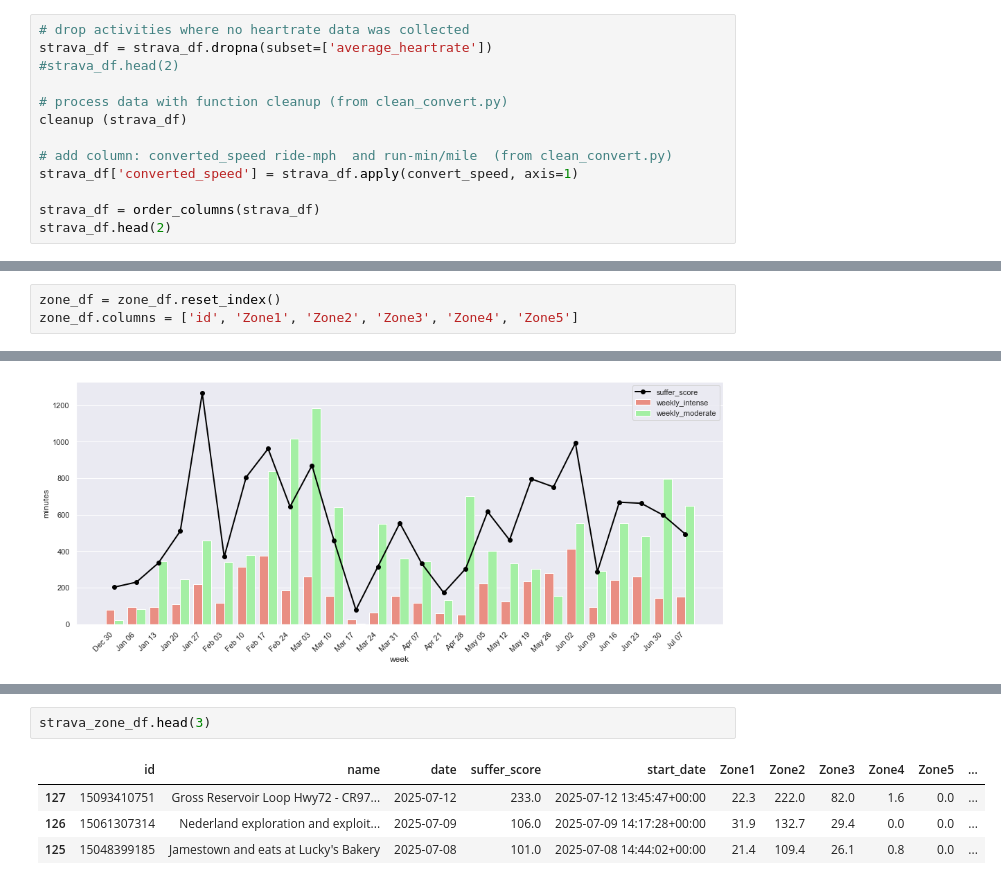
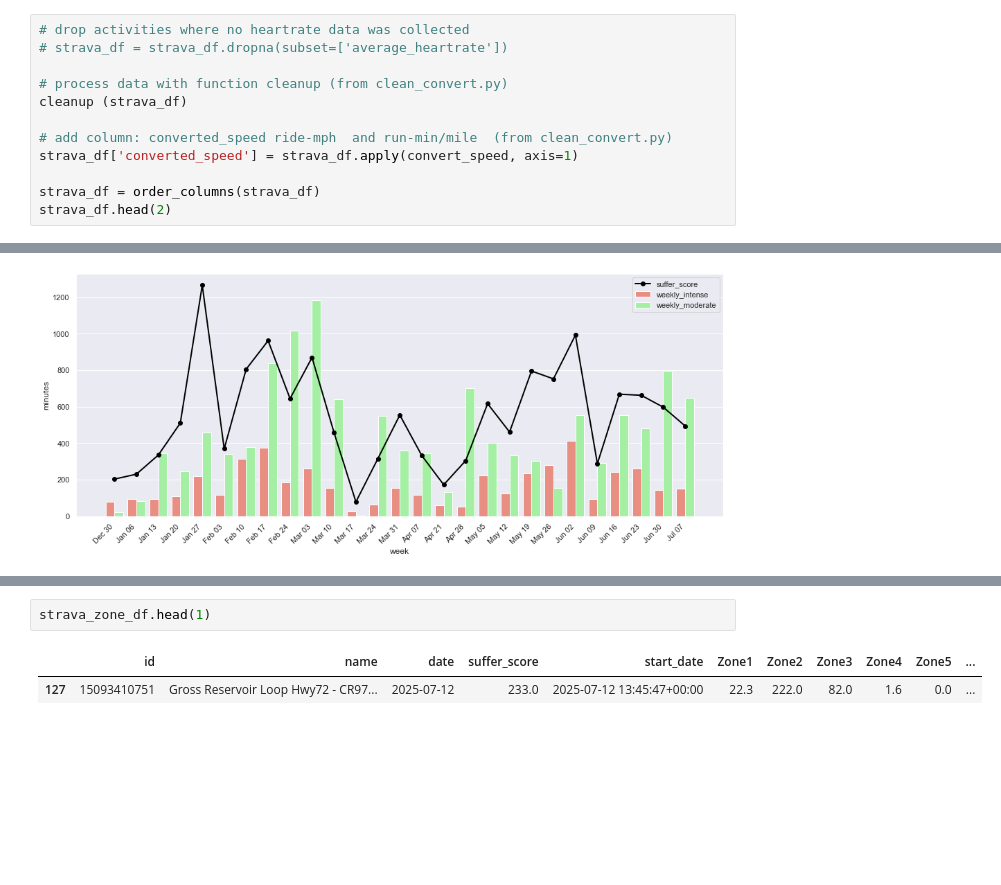
Before and after one commit to edterrell/healthy_heart, a Jupyter notebook: strava_API.ipynb, the cells around one changed output, grey strips where cells are left out. Drawn from its saved outputs; the diff is of its cells as text; blank space fills up the shorter version.

```diff
--- a/strava_API.ipynb
+++ b/strava_API.ipynb
@@ -127,8 +240,7 @@ strava_df.head()
 ### Build strava_df from activities
 # %%
 # drop activities where no heartrate data was collected
-strava_df = strava_df.dropna(subset=['average_heartrate'])
-#strava_df.head(2)
+# strava_df = strava_df.dropna(subset=['average_heartrate'])
 
 # process data with function cleanup (from clean_convert.py)
 cleanup (strava_df)
@@ -187,6 +290,3 @@ zone_df.head(3)
-# %%
-zone_df = zone_df.reset_index()
-zone_df.columns = ['id', 'Zone1', 'Zone2', 'Zone3', 'Zone4', 'Zone5']
 # %%
 zone_df.head(2)
 # %% [output]
@@ -326,10 +424,8 @@ strava_df.head(3)
 # %%
-strava_zone_df.head(3)
+strava_zone_df.head(1)
 # %% [output]
 |  | id | name | date | suffer_score | start_date | Zone1 | Zone2 | Zone3 | Zone4 | Zone5 | ... |
 | 127 | 15093410751 | Gross Reservoir Loop Hwy72 - CR97... | 2025-07-12 | 233.0 | 2025-07-12 13:45:47+00:00 | 22.3 | 222.0 | 82.0 | 1.6 | 0.0 | ... |
-| 126 | 15061307314 | Nederland exploration and exploit... | 2025-07-09 | 106.0 | 2025-07-09 14:17:28+00:00 | 31.9 | 132.7 | 29.4 | 0.0 | 0.0 | ... |
-| 125 | 15048399185 | Jamestown and eats at Lucky's Bakery | 2025-07-08 | 101.0 | 2025-07-08 14:44:02+00:00 | 21.4 | 109.4 | 26.1 | 0.8 | 0.0 | ... |
 # %%
 # Save both
 strava_df.to_pickle("strava_data.pkl")
```
Also changed, not shown: parts of 38 cells of this notebook, 4 other files.
